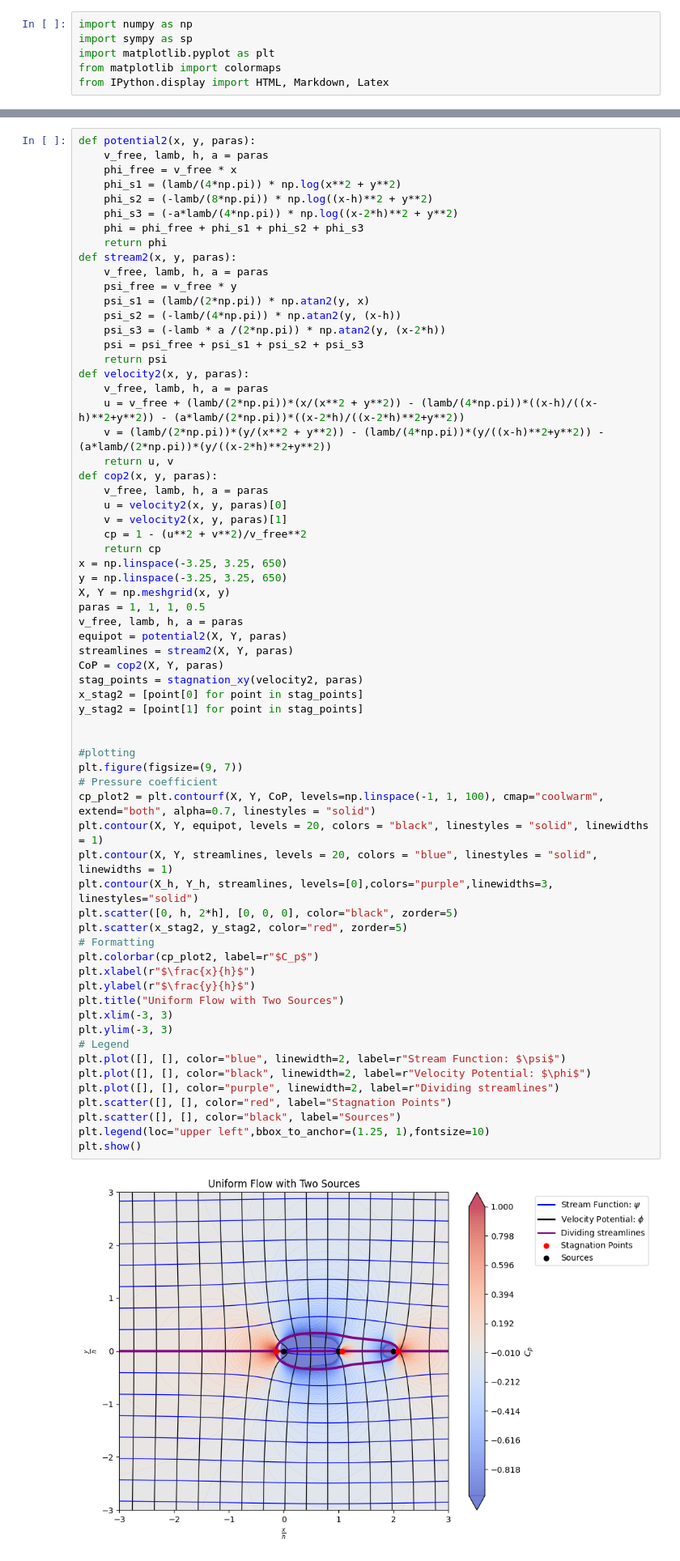
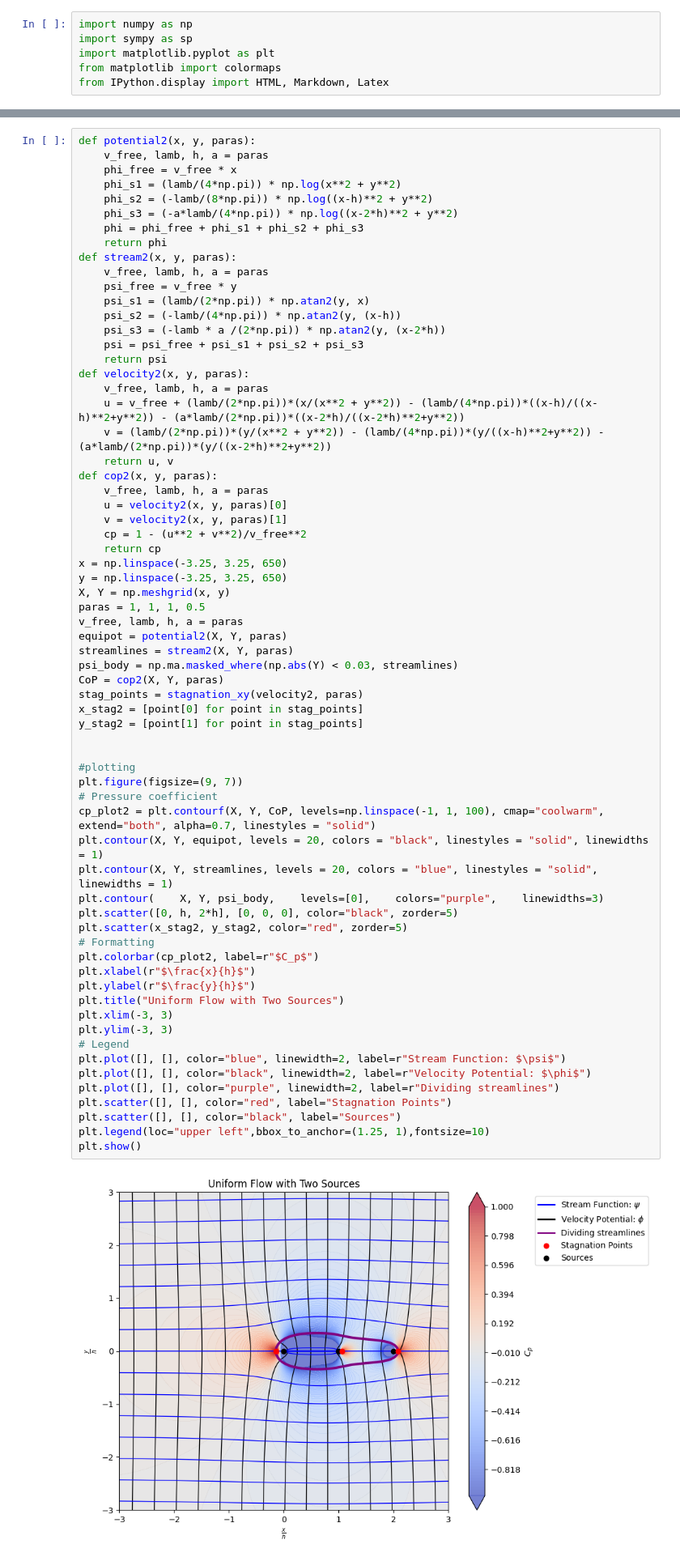
Before and after one commit to darius-uru/fall-2026-courses, a Jupyter notebook: enae414/ENAE414_hw7.ipynb, the cells around one changed output, grey strips where cells are left out. Shown at 81% size. Saved outputs shown, nothing was run; the diff lists cells and outputs as text.

Commit message:
updated plotting

```diff
--- a/enae414/ENAE414_hw7.ipynb
+++ b/enae414/ENAE414_hw7.ipynb
@@ -744,35 +744,36 @@ paras = 1, 1, 1, 0.5
 v_free, lamb, h, a = paras
 equipot = potential2(X, Y, paras)
 streamlines = stream2(X, Y, paras)
+psi_body = np.ma.masked_where(np.abs(Y) < 0.03, streamlines)
 CoP = cop2(X, Y, paras)
 stag_points = stagnation_xy(velocity2, paras)
 x_stag2 = [point[0] for point in stag_points]
 y_stag2 = [point[1] for point in stag_points]
 
 
 #plotting
 plt.figure(figsize=(9, 7))
 # Pressure coefficient
 cp_plot2 = plt.contourf(X, Y, CoP, levels=np.linspace(-1, 1, 100), cmap="coolwarm", extend="both", alpha=0.7, linestyles = "solid")
 plt.contour(X, Y, equipot, levels = 20, colors = "black", linestyles = "solid", linewidths = 1)
 plt.contour(X, Y, streamlines, levels = 20, colors = "blue", linestyles = "solid", linewidths = 1)
-plt.contour(X_h, Y_h, streamlines, levels=[0],colors="purple",linewidths=3, linestyles="solid")
+plt.contour(    X, Y, psi_body,    levels=[0],    colors="purple",    linewidths=3)
 plt.scatter([0, h, 2*h], [0, 0, 0], color="black", zorder=5)
 plt.scatter(x_stag2, y_stag2, color="red", zorder=5)
 # Formatting
 plt.colorbar(cp_plot2, label=r"$C_p$")
 plt.xlabel(r"$\frac{x}{h}$")
 plt.ylabel(r"$\frac{y}{h}$")
 plt.title("Uniform Flow with Two Sources")
 plt.xlim(-3, 3)
 plt.ylim(-3, 3)
 # Legend
 plt.plot([], [], color="blue", linewidth=2, label=r"Stream Function: $\psi$")
 plt.plot([], [], color="black", linewidth=2, label=r"Velocity Potential: $\phi$")
 plt.plot([], [], color="purple", linewidth=2, label=r"Dividing streamlines")
 plt.scatter([], [], color="red", label="Stagnation Points")
 plt.scatter([], [], color="black", label="Sources")
 plt.legend(loc="upper left",bbox_to_anchor=(1.25, 1),fontsize=10)
 plt.show()
 # %% [output]
-[figure, old version]
+[figure, new version]
```
